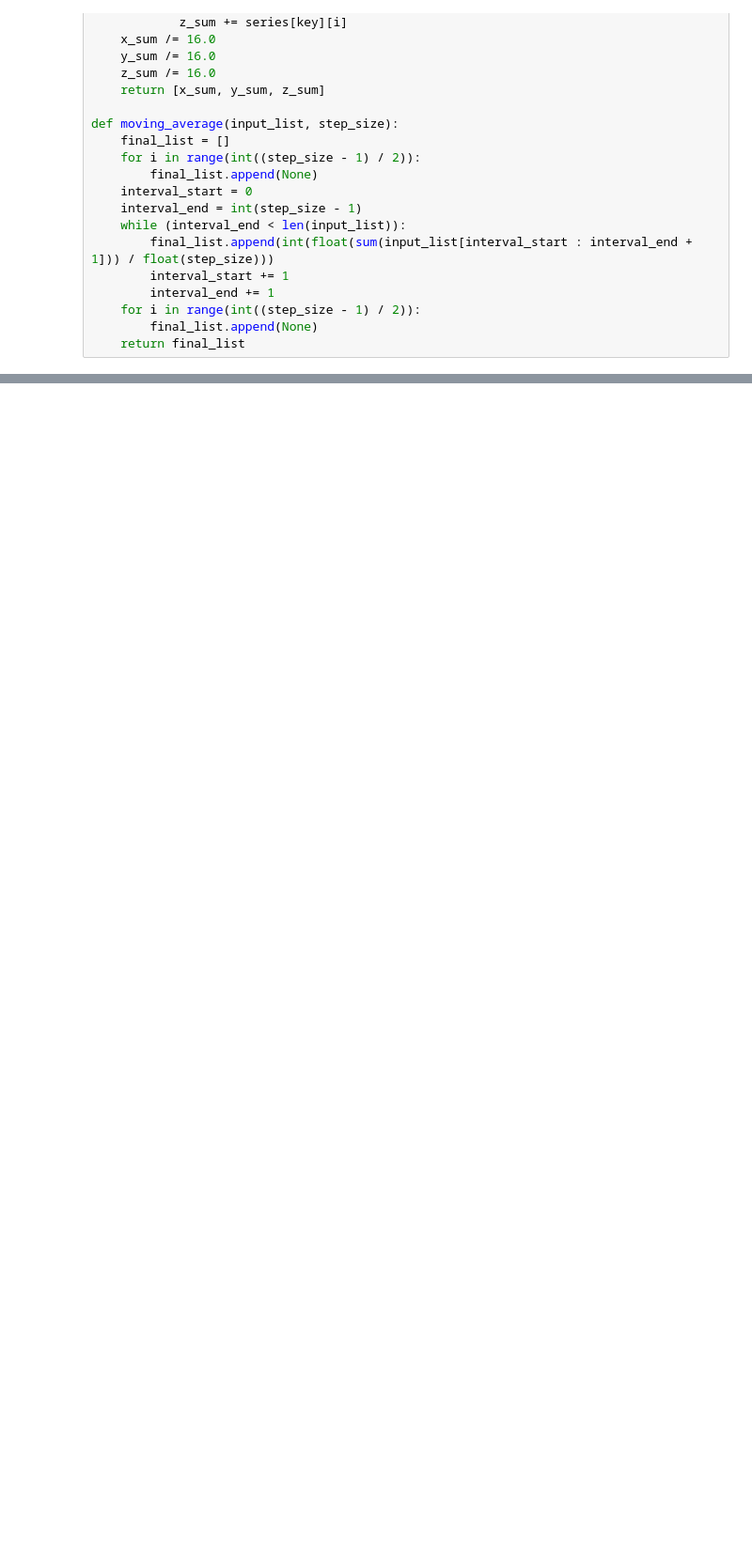
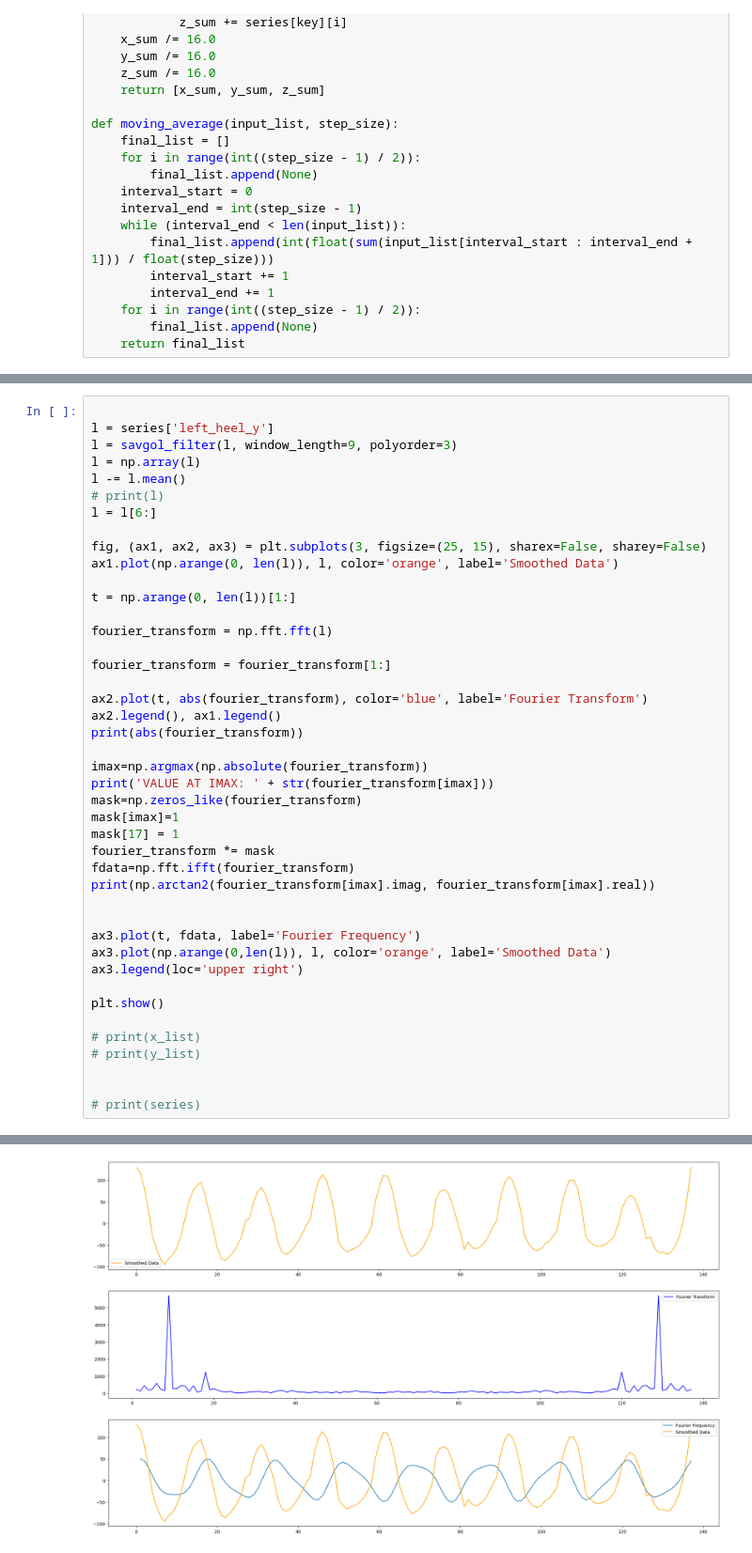
Before and after one commit to adarshramiyer/gAIt, a Jupyter notebook: data_processing/spatial_normalization.ipynb, the cells around one changed output, grey strips where cells are left out. Shown at 94% size. Drawn from its saved outputs; the diff is of its cells as text; blank space fills up the shorter version.

Commit message:
experimenting with fourier transform

```diff
--- a/data_processing/spatial_normalization.ipynb
+++ b/data_processing/spatial_normalization.ipynb
@@ -123,0 +117,44 @@ plt.show()
+# %%
+
+l = series['left_heel_y']
+l = savgol_filter(l, window_length=9, polyorder=3)
+l = np.array(l)
+l -= l.mean()
+# print(l)
+l = l[6:]
+
+fig, (ax1, ax2, ax3) = plt.subplots(3, figsize=(25, 15), sharex=False, sharey=False)
+ax1.plot(np.arange(0, len(l)), l, color='orange', label='Smoothed Data')
+
+t = np.arange(0, len(l))[1:]
+
+fourier_transform = np.fft.fft(l)
+
+fourier_transform = fourier_transform[1:]
+
+ax2.plot(t, abs(fourier_transform), color='blue', label='Fourier Transform')
+ax2.legend(), ax1.legend()
+print(abs(fourier_transform))
+
+imax=np.argmax(np.absolute(fourier_transform))
+print('VALUE AT IMAX: ' + str(fourier_transform[imax]))
+mask=np.zeros_like(fourier_transform)
+mask[imax]=1
+mask[17] = 1
+fourier_transform *= mask
+fdata=np.fft.ifft(fourier_transform)
+print(np.arctan2(fourier_transform[imax].imag, fourier_transform[imax].real))
+
+
+ax3.plot(t, fdata, label='Fourier Frequency')
+ax3.plot(np.arange(0,len(l)), l, color='orange', label='Smoothed Data')
+ax3.legend(loc='upper right')
+
+plt.show()
+
+# print(x_list)
+# print(y_list)
+
+
+# print(series)
+# %% [output]
@@ -123,0 +178 @@ plt.show()
+[figure, added]
```
Also changed, not shown: parts of 3 cells of this notebook.
